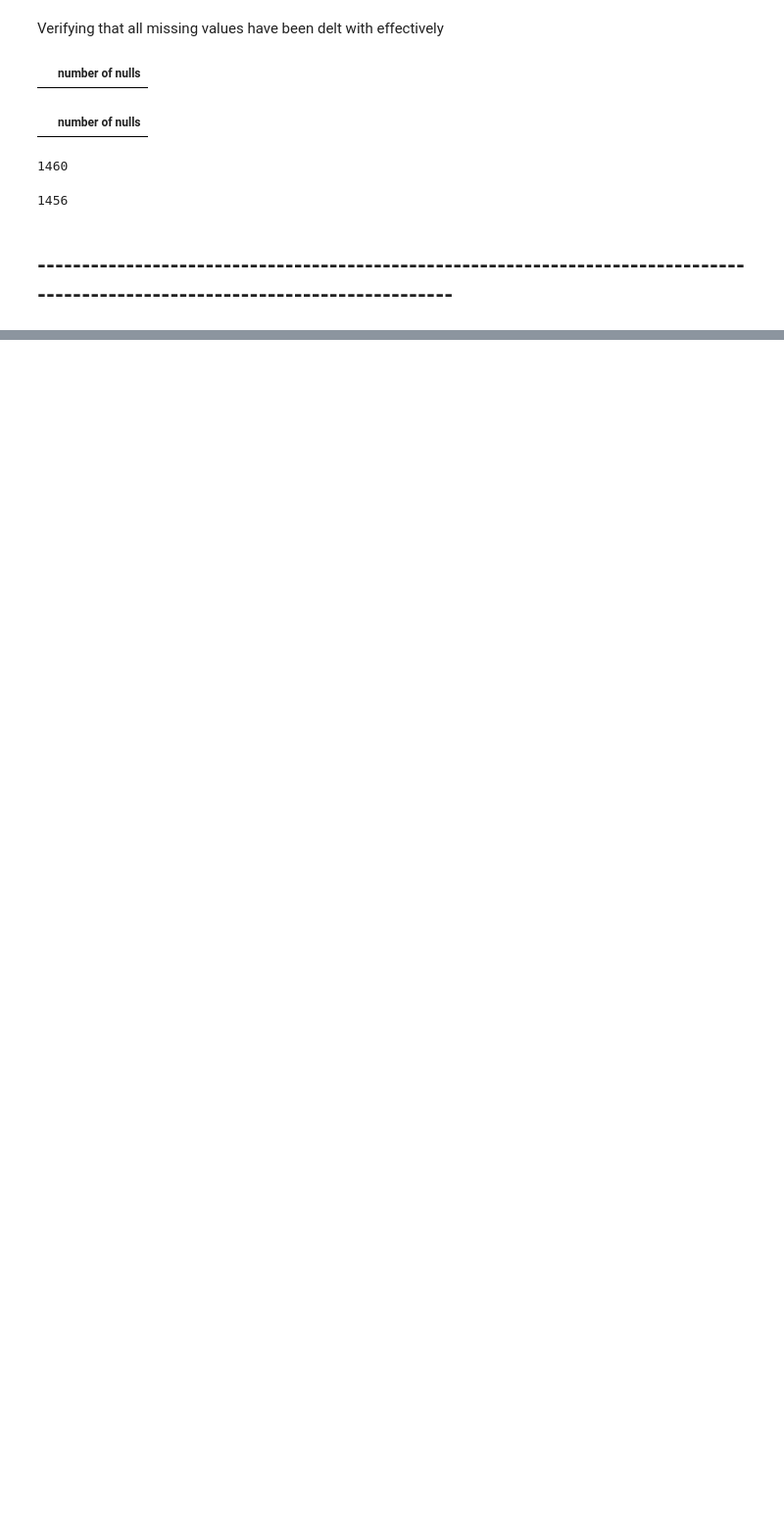
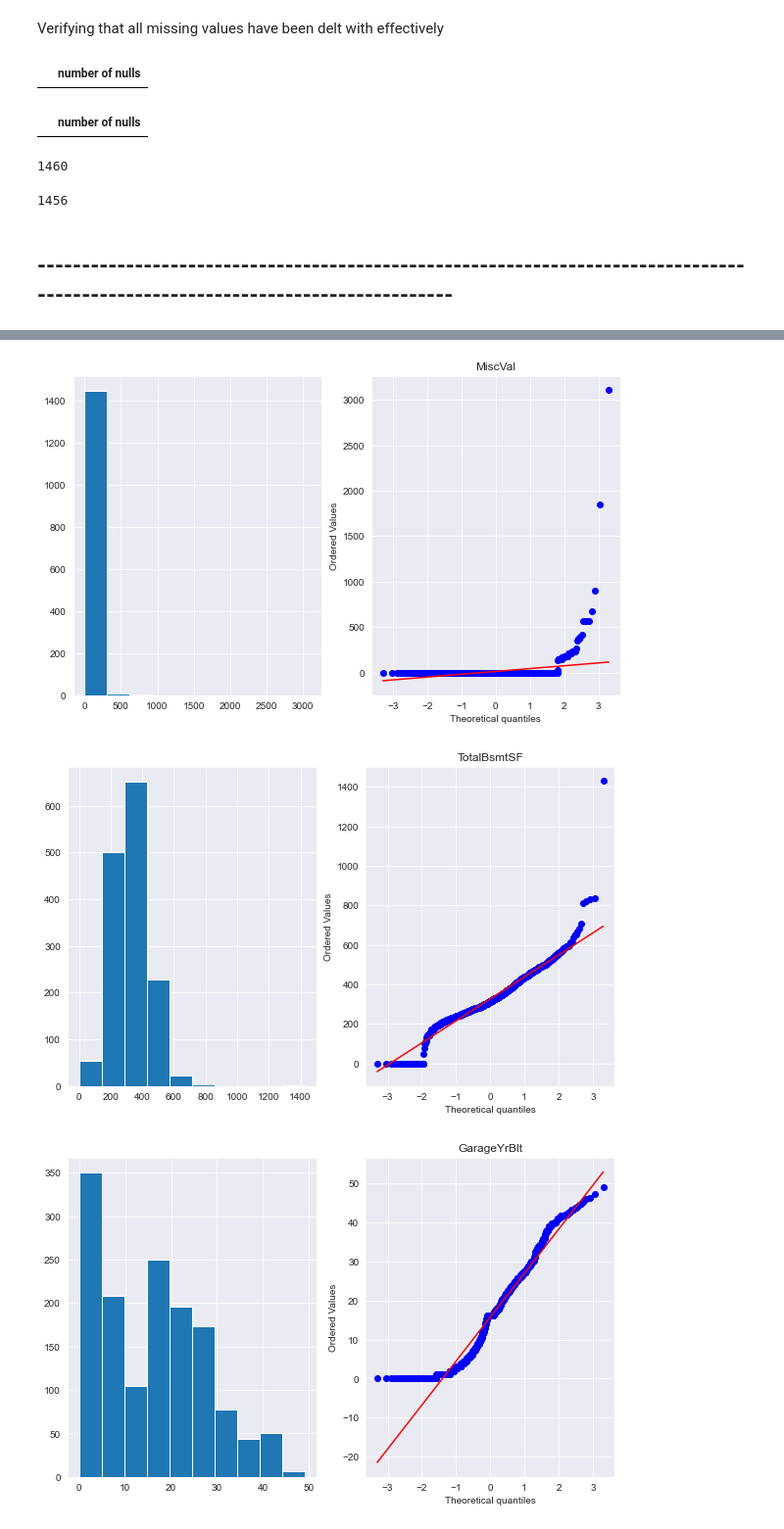
Before and after one commit to ajinkeya17/Advanced_Housing_Price_Predictor, a Jupyter notebook: Feature Engineering.ipynb, the cells around one changed output, grey strips where cells are left out. Shown at 98% size. Drawn from its saved outputs; the diff is of its cells as text; code cells hidden in the pictures; blank space fills up the shorter version.

```diff
--- a/Feature Engineering.ipynb
+++ b/Feature Engineering.ipynb
@@ -669,0 +750,11 @@ len(df_test) # 3 rows dropped which is not bad
+# %%
+df_temp2 = df.copy()
+# %%
+for feature in cont_num_features:
+    exp = 1.2  #can experiemnt with the exponent value
+    df_temp2[feature] = df_temp2[feature]**(1/exp)
+    plot_figure(df_temp2, feature)
+# %% [output]
+[figure, added]
+[figure, added]
+[figure, added]
```
Also changed, not shown: parts of 78 cells of this notebook, 2 other files.
